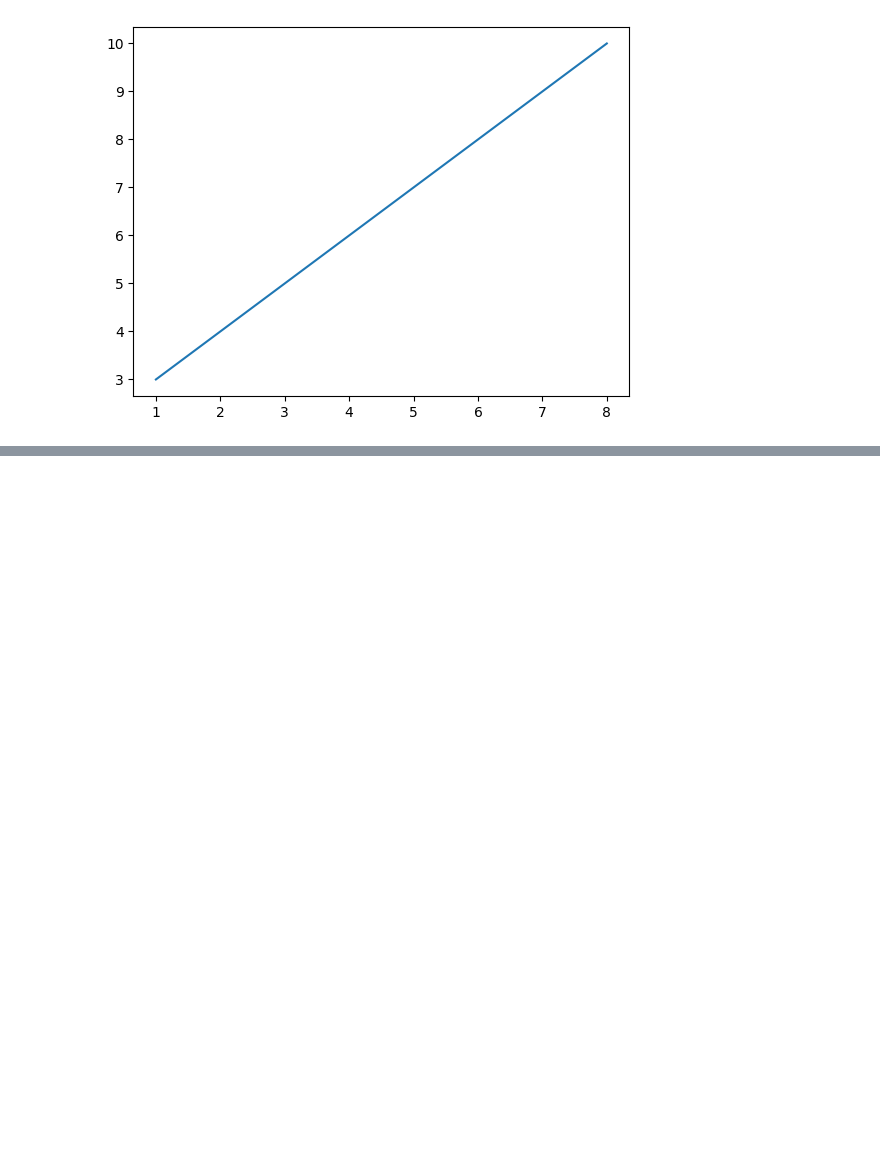
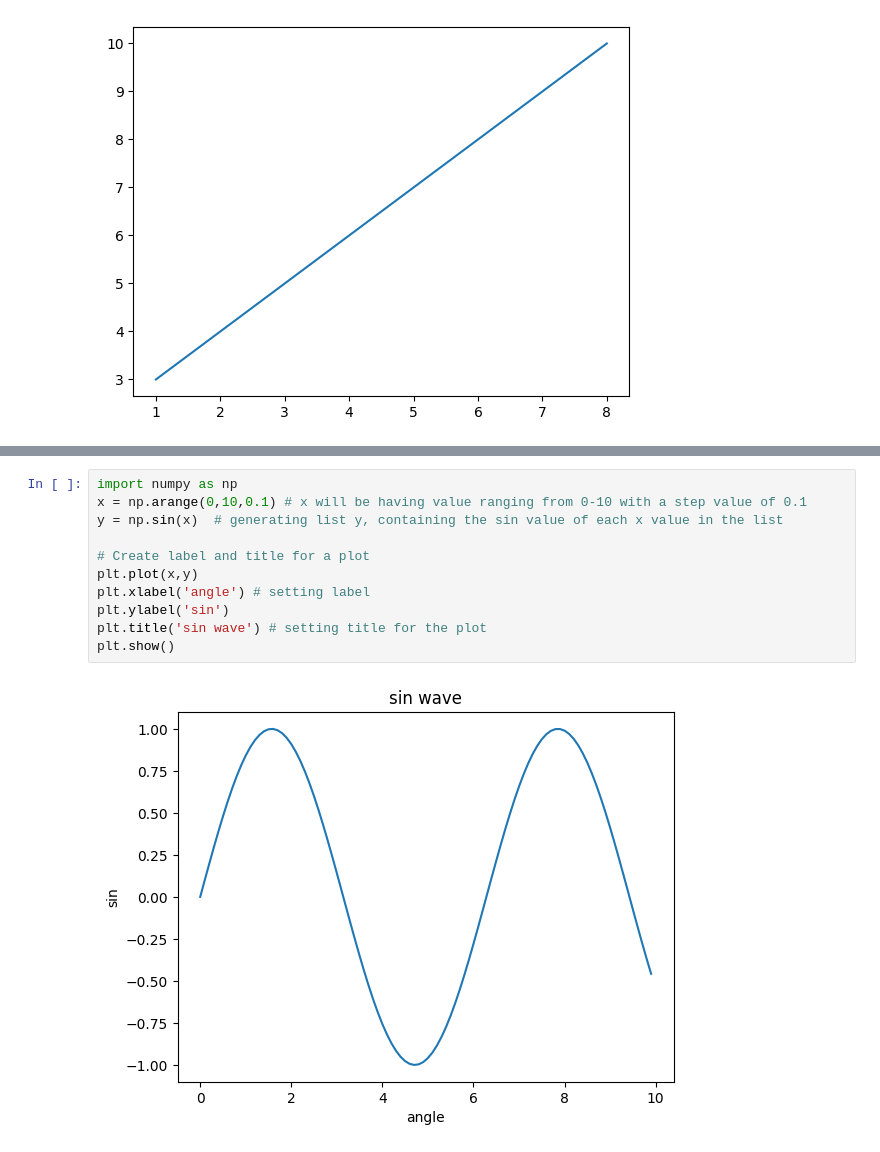
Before and after one commit to Kevingeorge619/DAUP, a Jupyter notebook: Matplotlib/main.ipynb, the cells around one changed output, grey strips where cells are left out. Drawn from its saved outputs; the diff is of its cells as text; blank space fills up the shorter version.

```diff
--- a/Matplotlib/main.ipynb
+++ b/Matplotlib/main.ipynb
@@ -16,0 +40,13 @@ plt.show()
+# %%
+import numpy as np
+x = np.arange(0,10,0.1) # x will be having value ranging from 0-10 with a step value of 0.1
+y = np.sin(x)  # generating list y, containing the sin value of each x value in the list
+
+# Create label and title for a plot
+plt.plot(x,y)
+plt.xlabel('angle') # setting label
+plt.ylabel('sin')
+plt.title('sin wave') # setting title for the plot
+plt.show()
+# %% [output]
+[figure, added]
```
Also changed, not shown: parts of 3 cells of this notebook.
